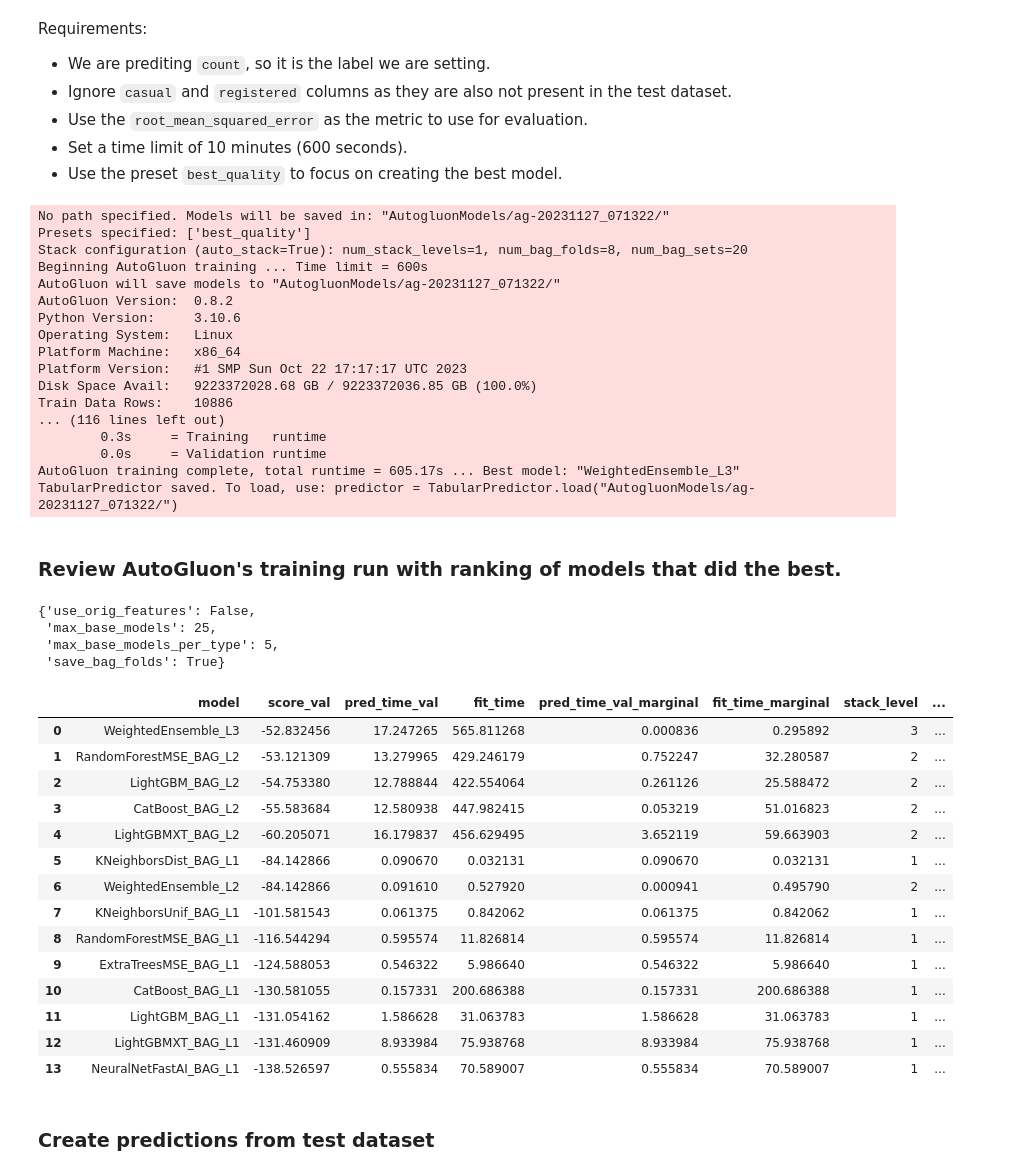
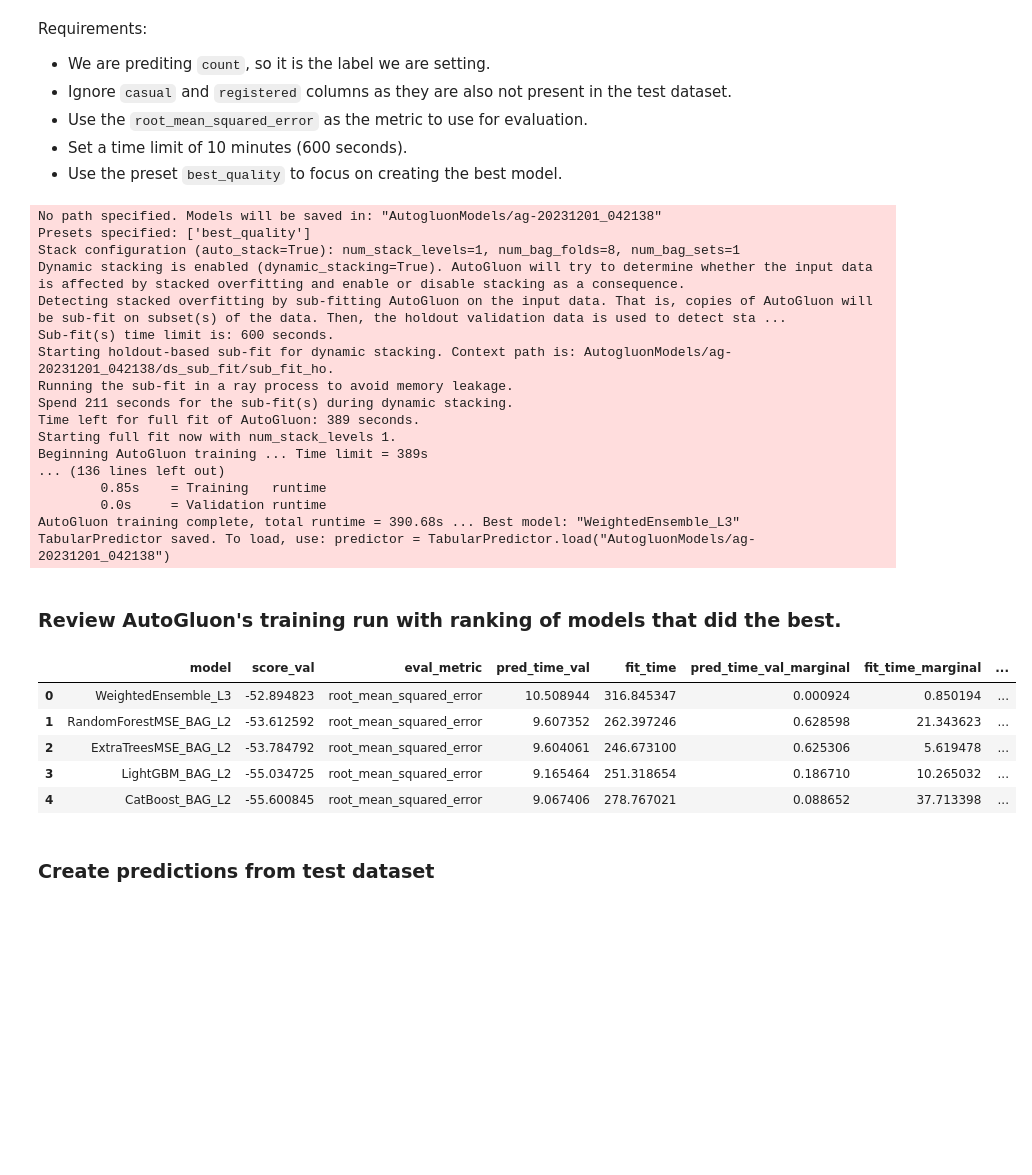
Before and after one commit to steven2303/UdacityAWSMachineLearning, a Jupyter notebook: Project1/project-template.ipynb, the cells around one changed output. Drawn from its saved outputs; the diff is of its cells as text; code cells hidden in the pictures; blank space fills up the shorter version.

```diff
--- a/project-template.ipynb
+++ b/Project1/project-template.ipynb
@@ -125,7 +142,7 @@ from autogluon.tabular import TabularPredictor
 # Create the train dataset in pandas by reading the csv
 # Set the parsing of the datetime column so you can use some of the `dt` features in pandas later
 train = pd.read_csv('train.csv')
-train.loc[:,'datetime'] = pd.to_datetime(train['datetime'])
+train['datetime'] = pd.to_datetime(train['datetime'])
 train.head()
 # %% [output]
 |  | datetime | season | holiday | workingday | weather | temp | atemp | humidity | windspeed | casual | ... |
@@ -187,52 +204,35 @@ predictor = TabularPredictor(label="count",eval_metric='root_mean_squared_error'
     presets="best_quality"
 )
 # %% [output]
-No path specified. Models will be saved in: "AutogluonModels/ag-20231127_071322/"
+No path specified. Models will be saved in: "AutogluonModels/ag-20231201_042138"
 Presets specified: ['best_quality']
-Stack configuration (auto_stack=True): num_stack_levels=1, num_bag_folds=8, num_bag_sets=20
-Beginning AutoGluon training ... Time limit = 600s
-AutoGluon will save models to "AutogluonModels/ag-20231127_071322/"
-AutoGluon Version:  0.8.2
-Python Version:     3.10.6
-Operating System:   Linux
-Platform Machine:   x86_64
-Platform Version:   #1 SMP Sun Oct 22 17:17:17 UTC 2023
-Disk Space Avail:   9223372028.68 GB / 9223372036.85 GB (100.0%)
-Train Data Rows:    10886
-... (116 lines left out)
-        0.3s     = Training   runtime
+Stack configuration (auto_stack=True): num_stack_levels=1, num_bag_folds=8, num_bag_sets=1
+Dynamic stacking is enabled (dynamic_stacking=True). AutoGluon will try to determine whether the input data is affected by stacked overfitting and enable or disable stacking as a consequence.
+Detecting stacked overfitting by sub-fitting AutoGluon on the input data. That is, copies of AutoGluon will be sub-fit on subset(s) of the data. Then, the holdout validation data is used to detect sta ...
+Sub-fit(s) time limit is: 600 seconds.
+Starting holdout-based sub-fit for dynamic stacking. Context path is: AutogluonModels/ag-20231201_042138/ds_sub_fit/sub_fit_ho.
+Running the sub-fit in a ray process to avoid memory leakage.
+Spend 211 seconds for the sub-fit(s) during dynamic stacking.
+Time left for full fit of AutoGluon: 389 seconds.
+Starting full fit now with num_stack_levels 1.
+Beginning AutoGluon training ... Time limit = 389s
+... (136 lines left out)
+        0.85s    = Training   runtime
         0.0s     = Validation runtime
-AutoGluon training complete, total runtime = 605.17s ... Best model: "WeightedEnsemble_L3"
-TabularPredictor saved. To load, use: predictor = TabularPredictor.load("AutogluonModels/ag-20231127_071322/")
+AutoGluon training complete, total runtime = 390.68s ... Best model: "WeightedEnsemble_L3"
+TabularPredictor saved. To load, use: predictor = TabularPredictor.load("AutogluonModels/ag-20231201_042138")
 # %% [markdown]
 ### Review AutoGluon's training run with ranking of models that did the best.
-# %%
-predictor.info()['model_info'][best_model]['hyperparameters']
-# %% [output]
-{'use_orig_features': False,
- 'max_base_models': 25,
- 'max_base_models_per_type': 5,
- 'save_bag_folds': True}
 # %%
-#predictor.fit_summary()
 leaderboard = predictor.leaderboard(silent=True)
-leaderboard
+leaderboard.head()
 # %% [output]
-|  | model | score_val | pred_time_val | fit_time | pred_time_val_marginal | fit_time_marginal | stack_level | ... |
-| 0 | WeightedEnsemble_L3 | -52.832456 | 17.247265 | 565.811268 | 0.000836 | 0.295892 | 3 | ... |
-| 1 | RandomForestMSE_BAG_L2 | -53.121309 | 13.279965 | 429.246179 | 0.752247 | 32.280587 | 2 | ... |
-| 2 | LightGBM_BAG_L2 | -54.753380 | 12.788844 | 422.554064 | 0.261126 | 25.588472 | 2 | ... |
-| 3 | CatBoost_BAG_L2 | -55.583684 | 12.580938 | 447.982415 | 0.053219 | 51.016823 | 2 | ... |
-| 4 | LightGBMXT_BAG_L2 | -60.205071 | 16.179837 | 456.629495 | 3.652119 | 59.663903 | 2 | ... |
-| 5 | KNeighborsDist_BAG_L1 | -84.142866 | 0.090670 | 0.032131 | 0.090670 | 0.032131 | 1 | ... |
-| 6 | WeightedEnsemble_L2 | -84.142866 | 0.091610 | 0.527920 | 0.000941 | 0.495790 | 2 | ... |
-| 7 | KNeighborsUnif_BAG_L1 | -101.581543 | 0.061375 | 0.842062 | 0.061375 | 0.842062 | 1 | ... |
-| 8 | RandomForestMSE_BAG_L1 | -116.544294 | 0.595574 | 11.826814 | 0.595574 | 11.826814 | 1 | ... |
-| 9 | ExtraTreesMSE_BAG_L1 | -124.588053 | 0.546322 | 5.986640 | 0.546322 | 5.986640 | 1 | ... |
-| 10 | CatBoost_BAG_L1 | -130.581055 | 0.157331 | 200.686388 | 0.157331 | 200.686388 | 1 | ... |
-| 11 | LightGBM_BAG_L1 | -131.054162 | 1.586628 | 31.063783 | 1.586628 | 31.063783 | 1 | ... |
-| 12 | LightGBMXT_BAG_L1 | -131.460909 | 8.933984 | 75.938768 | 8.933984 | 75.938768 | 1 | ... |
-| 13 | NeuralNetFastAI_BAG_L1 | -138.526597 | 0.555834 | 70.589007 | 0.555834 | 70.589007 | 1 | ... |
+|  | model | score_val | eval_metric | pred_time_val | fit_time | pred_time_val_marginal | fit_time_marginal | ... |
+| 0 | WeightedEnsemble_L3 | -52.894823 | root_mean_squared_error | 10.508944 | 316.845347 | 0.000924 | 0.850194 | ... |
+| 1 | RandomForestMSE_BAG_L2 | -53.612592 | root_mean_squared_error | 9.607352 | 262.397246 | 0.628598 | 21.343623 | ... |
+| 2 | ExtraTreesMSE_BAG_L2 | -53.784792 | root_mean_squared_error | 9.604061 | 246.673100 | 0.625306 | 5.619478 | ... |
+| 3 | LightGBM_BAG_L2 | -55.034725 | root_mean_squared_error | 9.165464 | 251.318654 | 0.186710 | 10.265032 | ... |
+| 4 | CatBoost_BAG_L2 | -55.600845 | root_mean_squared_error | 9.067406 | 278.767021 | 0.088652 | 37.713398 | ... |
 # %% [markdown]
 ### Create predictions from test dataset
 # %%
```
Also changed, not shown: parts of 32 cells of this notebook, 8 other files.
